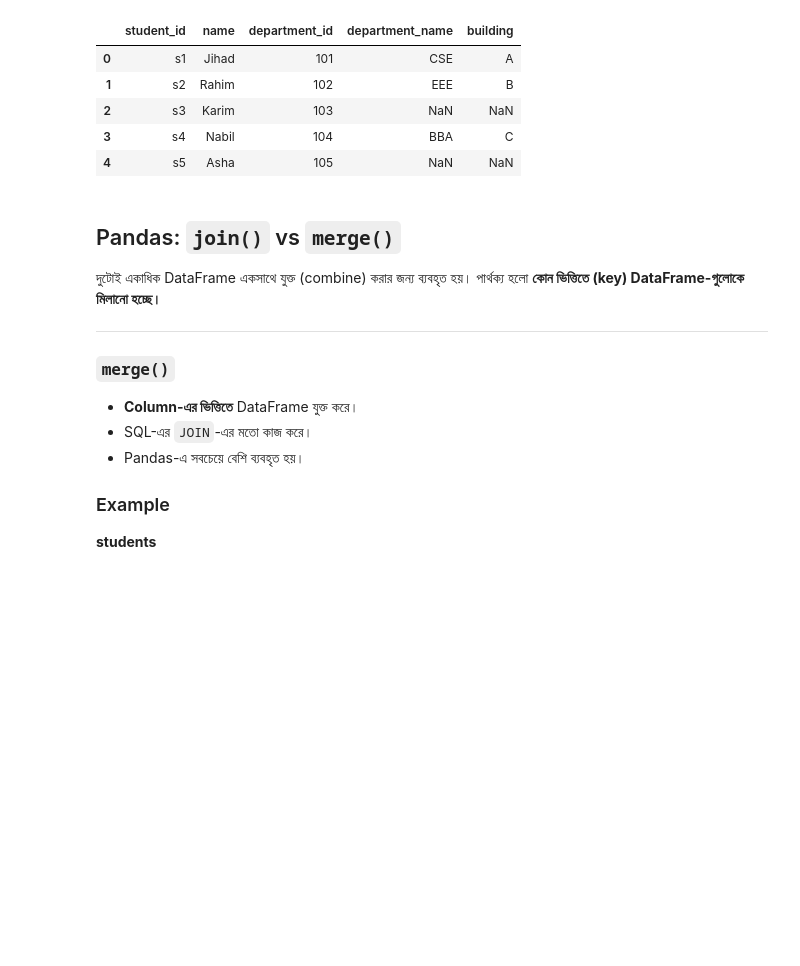
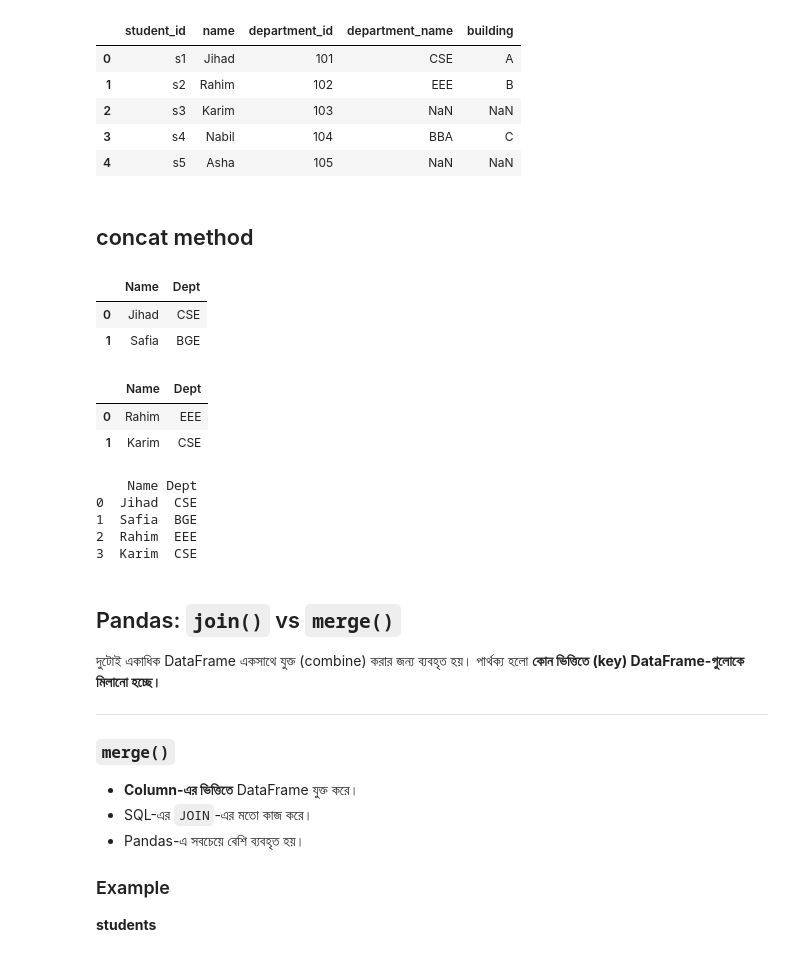
Before and after one commit to jihad-islam/Learning-ML, a Jupyter notebook: 3.Pandas/6.concat_join_and_merge_method.ipynb, the cells around one changed output. Cells and saved outputs as stored; diff of their text form; code cells hidden in the pictures; blank space fills up the shorter version.

```diff
--- a/3.Pandas/6.join_and_merge_method.ipynb
+++ b/3.Pandas/6.concat_join_and_merge_method.ipynb
@@ -101,3 +101,5 @@ students.join(
 | 2 | s3 | Karim | 103 | NaN | NaN |
 | 3 | s4 | Nabil | 104 | BBA | C |
 | 4 | s5 | Asha | 105 | NaN | NaN |
+# %% [markdown]
+## concat method
@@ -104,3 +116,32 @@ students.join(
+# %%
+# সেকশন A এর ডেটা
+section_a = pd.DataFrame({'Name': ['Jihad', 'Safia'], 'Dept': ['CSE', 'BGE']})
+
+# সেকশন B এর ডেটা
+section_b = pd.DataFrame({'Name': ['Rahim', 'Karim'], 'Dept': ['EEE', 'CSE']})
+# %%
+section_a
+# %% [output]
+|  | Name | Dept |
+| 0 | Jihad | CSE |
+| 1 | Safia | BGE |
+# %%
+section_b
+# %% [output]
+|  | Name | Dept |
+| 0 | Rahim | EEE |
+| 1 | Karim | CSE |
+# %%
+# concat করে একসাথে করা
+all_students = pd.concat([section_a, section_b], ignore_index=True)
+
+print(all_students)
+# %% [output]
+    Name Dept
+0  Jihad  CSE
+1  Safia  BGE
+2  Rahim  EEE
+3  Karim  CSE
 # %% [markdown]
 ## Pandas: `join()` vs `merge()`
 
```
Also changed, not shown: parts of 9 cells of this notebook, 3 other files.
